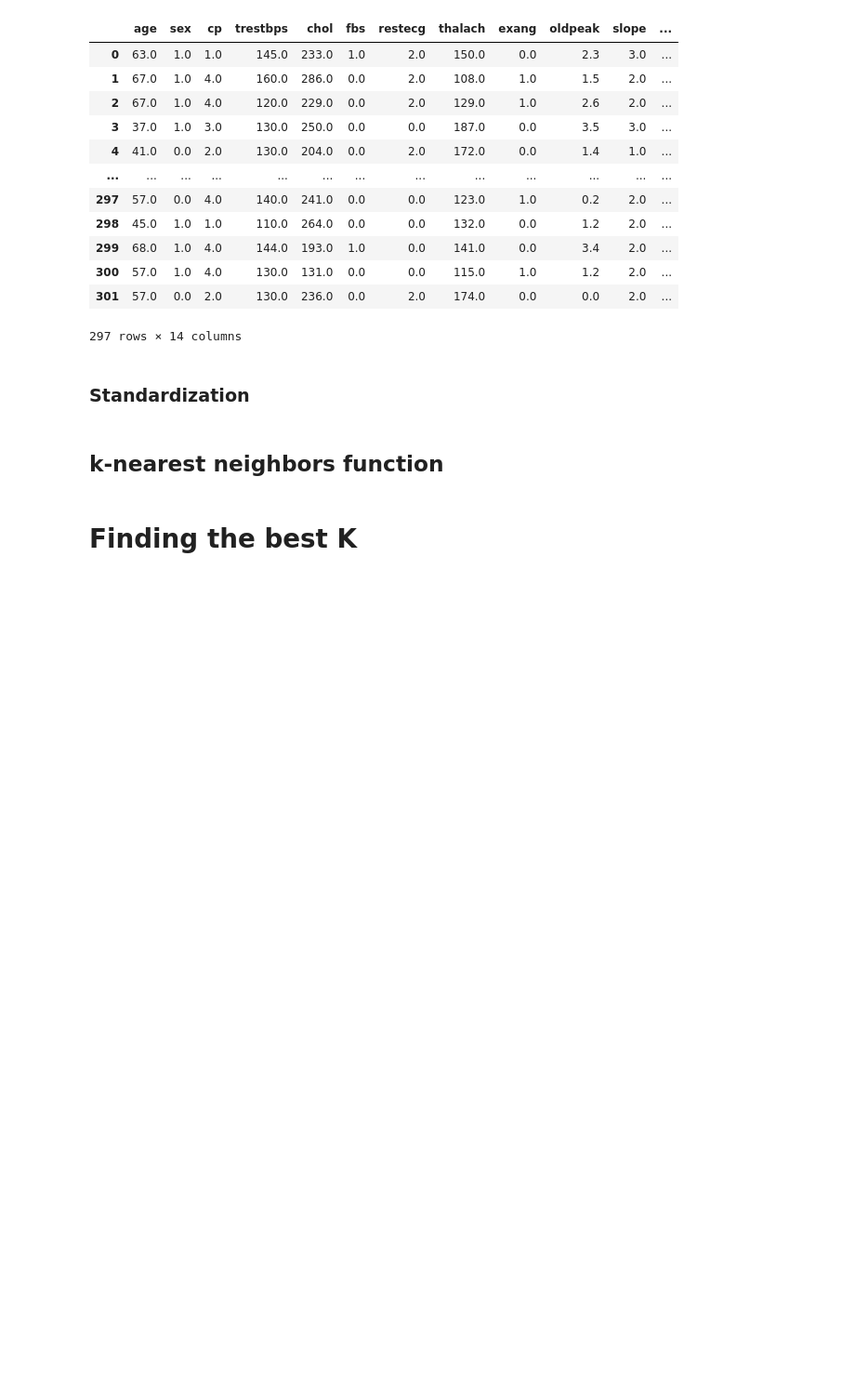
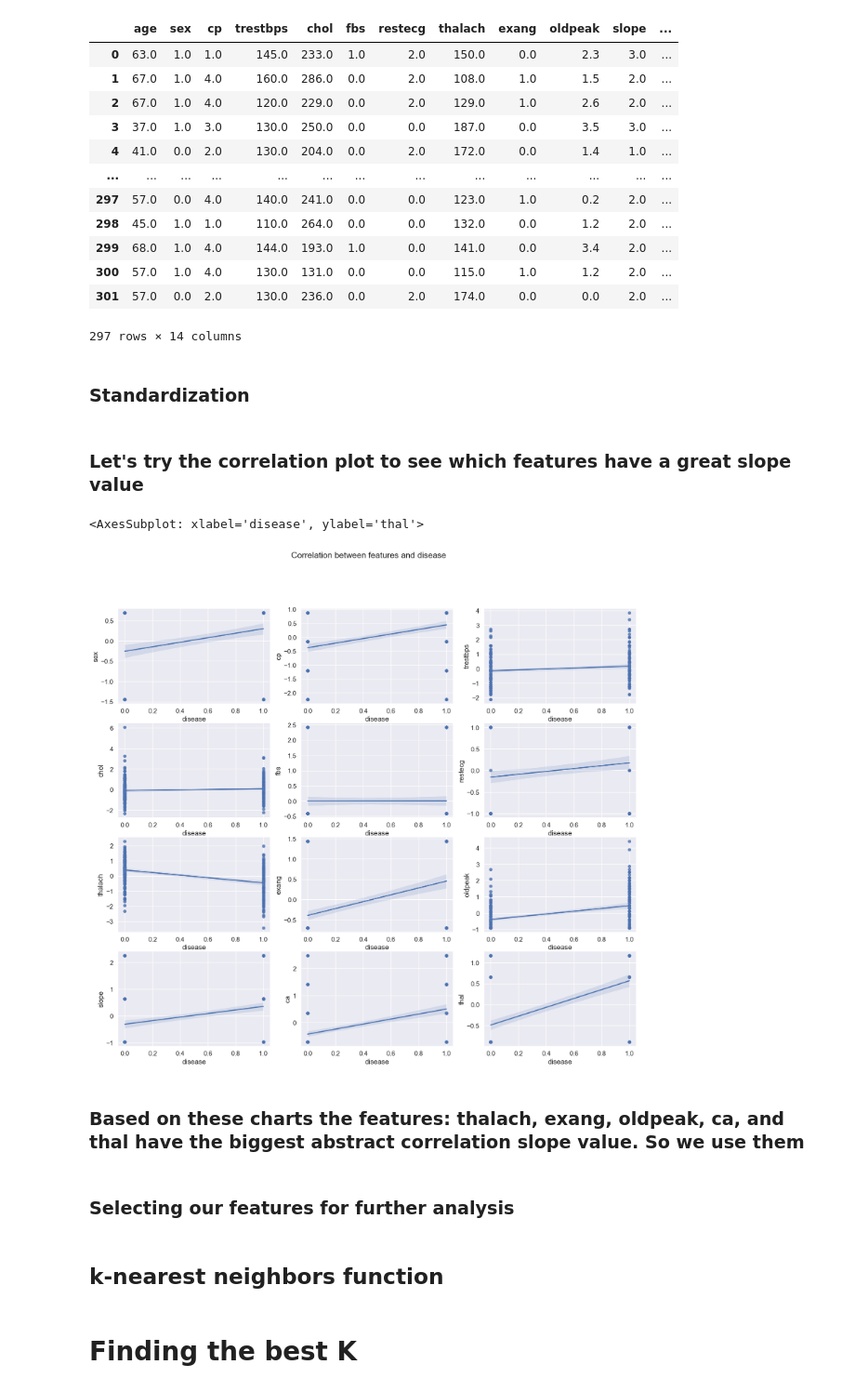
Before and after one commit to sadrajafari/cs5830_project4, a Jupyter notebook: project4.ipynb, the cells around one changed output. Shown at 93% size. Saved outputs shown, nothing was run; the diff lists cells and outputs as text; code cells hidden in the pictures; blank space fills up the shorter version.

```diff
--- a/project4.ipynb
+++ b/project4.ipynb
@@ -47,0 +53,24 @@ X_train, X_test, y_train, y_test = train_test_split(X, y, test_size=.2)
+# %% [markdown]
+### Let's try the correlation plot to see which features have a great slope value
+# %%
+fig, axes = plt.subplots(4, 3, figsize=(20, 17), sharex=False)
+fig.suptitle('Correlation between features and disease')
+sns.regplot(x='disease', y='sex', data=df, ax=axes[0,0])
+sns.regplot(x='disease', y='cp', data=df, ax=axes[0,1])
+sns.regplot(x='disease', y='trestbps', data=df, ax=axes[0,2])
+sns.regplot(x='disease', y='chol', data=df, ax=axes[1,0])
+sns.regplot(x='disease', y='fbs', data=df, ax=axes[1,1])
+sns.regplot(x='disease', y='restecg', data=df, ax=axes[1,2])
+sns.regplot(x='disease', y='thalach', data=df, ax=axes[2,0])
+sns.regplot(x='disease', y='exang', data=df, ax=axes[2,1])
+sns.regplot(x='disease', y='oldpeak', data=df, ax=axes[2,2])
+sns.regplot(x='disease', y='slope', data=df, ax=axes[3,0])
+sns.regplot(x='disease', y='ca', data=df, ax=axes[3,1])
+sns.regplot(x='disease', y='thal', data=df, ax=axes[3,2])
+# %% [output]
+<AxesSubplot: xlabel='disease', ylabel='thal'>
+[figure, added]
+# %% [markdown]
+### Based on these charts the features: thalach, exang, oldpeak, ca, and thal have the biggest abstract correlation slope value. So we use them
+# %% [markdown]
+### Selecting our features for further analysis
```
Also changed, not shown: parts of 16 cells of this notebook.
